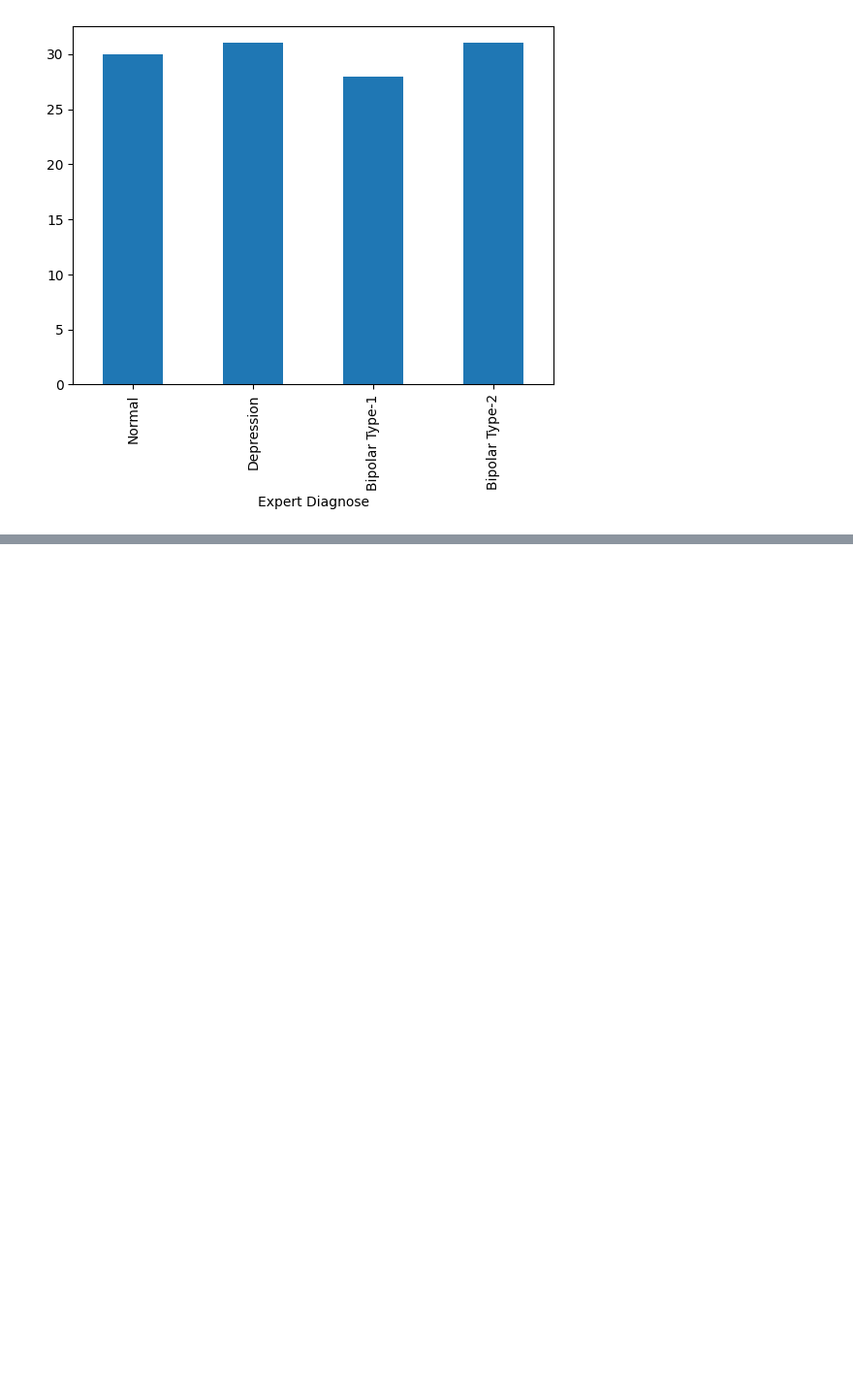
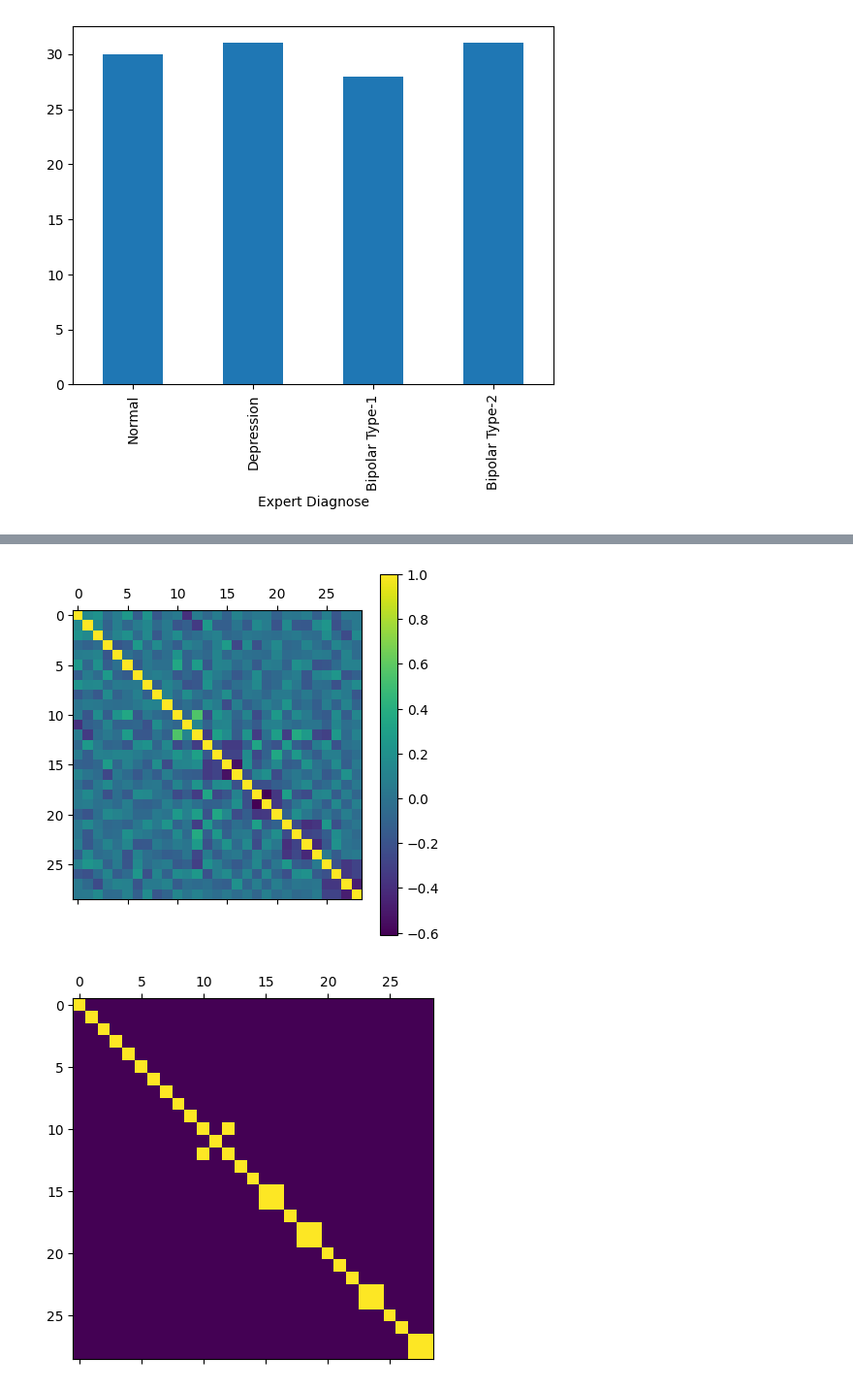
Before and after one commit to Ajver/mental-disorder-diagnosis, a Jupyter notebook: data_analysis.ipynb, the cells around one changed output, grey strips where cells are left out. Shown: that part at 97% size. Saved outputs shown, nothing was run; the diff lists cells and outputs as text; code cells hidden in the pictures; blank space fills up the shorter version.

```diff
--- a/data_analysis.ipynb
+++ b/data_analysis.ipynb
@@ -63,6 +64,8 @@ dataset_to_save = dataset.drop(columns=[
 ])
 dataset_to_save.to_csv(path + "/mental_disorders_dataset_encoded.csv", index=False)
 
+X = dataset_to_save.drop(columns=["Expert Diagnose", "Patient Number"])
+
 dataset.info()
 # %% [output]
 /home/dom/.cache/kagglehub/datasets/mdsultanulislamovi/mental-disorders-dataset/versions/1
@@ -129,0 +168,9 @@ plt.hist(dataset["Sleep dissorder"])
+# %%
+plt.matshow(X.corr())
+plt.colorbar()
+
+plt.matshow(X.corr().abs() >= 0.4)
+plt.show()
+# %% [output]
+[figure, added]
+[figure, added]
```
Also changed, not shown: parts of 7 cells of this notebook, 1 other file.
